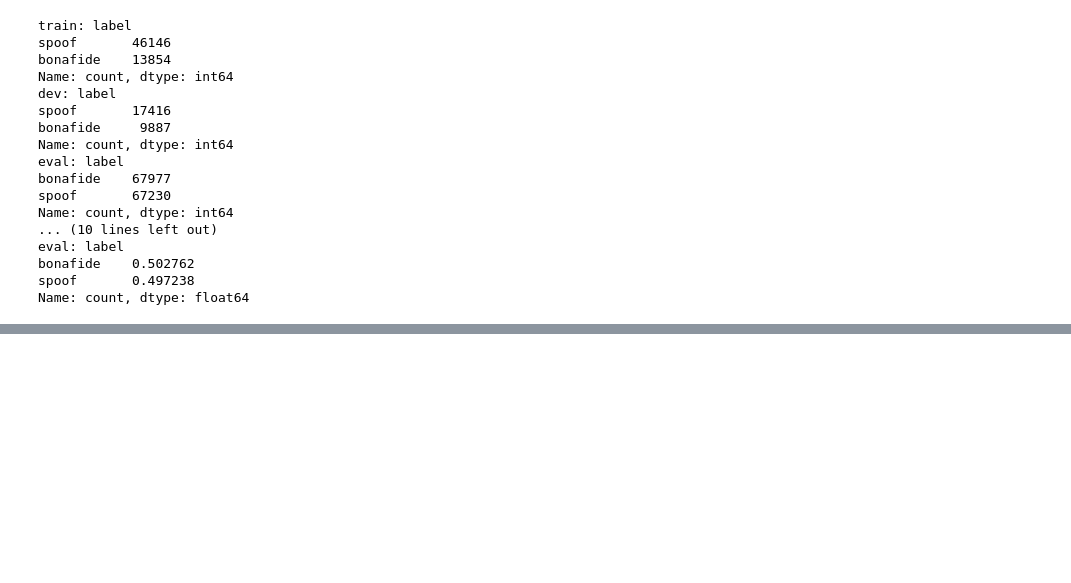
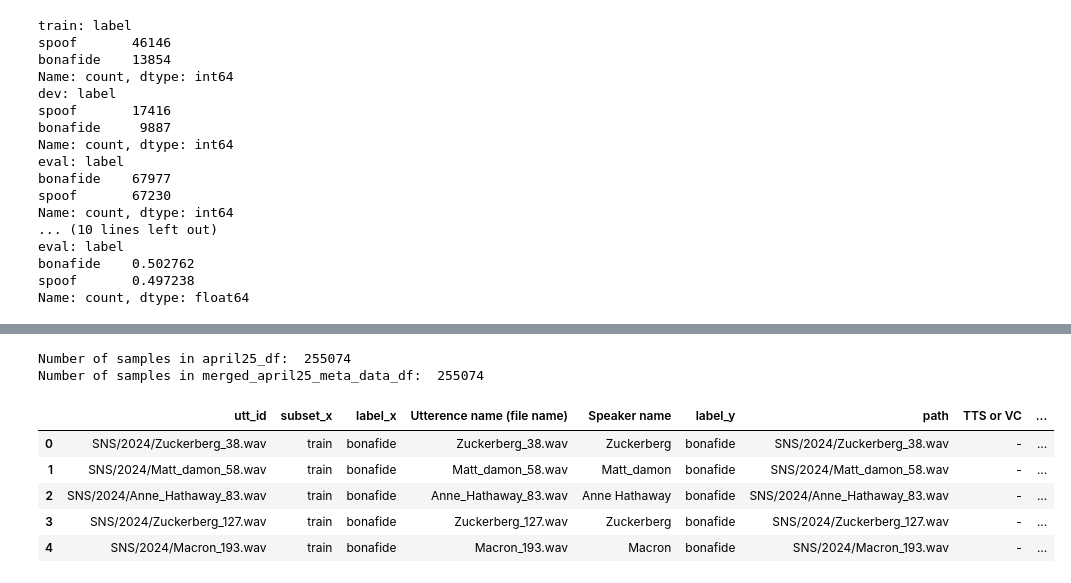
Before and after one commit to hungdinhxuan/Lightning-hydra, a Jupyter notebook: notebooks/prepare_dataset.ipynb, the cells around one changed output, grey strips where cells are left out. Saved outputs shown, nothing was run; the diff lists cells and outputs as text; code cells hidden in the pictures; blank space fills up the shorter version.

```diff
--- a/notebooks/prepare_dataset.ipynb
+++ b/notebooks/prepare_dataset.ipynb
@@ -1448,0 +1465,27 @@ Name: count, dtype: float64
+# %%
+import pandas as pd
+
+# Large corpus Nov (Custom)
+april25_df = pd.read_csv('/nvme1/hungdx/Lightning-hydra/data/new_protocol_trim_vocoded_cleaned_v4_corrected.txt', sep=' ', header=None)
+april25_df.columns = ['utt_id', 'subset', 'label']
+
+print("Number of samples in april25_df: ", len(april25_df))
+
+meta_data_df = pd.read_csv('/nvme1/hungdx/Lightning-hydra/data/0_large-corpus/meta_nov27.csv')
+
+## Merge with meta data
+merged_april25_meta_data_df = pd.merge(april25_df, meta_data_df, left_on='utt_id', right_on='path', how='left')
+
+print("Number of samples in merged_april25_meta_data_df: ", len(merged_april25_meta_data_df))
+
+
+merged_april25_meta_data_df.head()
+# %% [output]
+Number of samples in april25_df:  255074
+Number of samples in merged_april25_meta_data_df:  255074
+|  | utt_id | subset_x | label_x | Utterence name (file name) | Speaker name | label_y | path | TTS or VC | ... |
+| 0 | SNS/2024/Zuckerberg_38.wav | train | bonafide | Zuckerberg_38.wav | Zuckerberg | bonafide | SNS/2024/Zuckerberg_38.wav | - | ... |
+| 1 | SNS/2024/Matt_damon_58.wav | train | bonafide | Matt_damon_58.wav | Matt_damon | bonafide | SNS/2024/Matt_damon_58.wav | - | ... |
+| 2 | SNS/2024/Anne_Hathaway_83.wav | train | bonafide | Anne_Hathaway_83.wav | Anne Hathaway | bonafide | SNS/2024/Anne_Hathaway_83.wav | - | ... |
+| 3 | SNS/2024/Zuckerberg_127.wav | train | bonafide | Zuckerberg_127.wav | Zuckerberg | bonafide | SNS/2024/Zuckerberg_127.wav | - | ... |
+| 4 | SNS/2024/Macron_193.wav | train | bonafide | Macron_193.wav | Macron | bonafide | SNS/2024/Macron_193.wav | - | ... |
```
Also changed, not shown: parts of 10 cells of this notebook, 20 other files.
